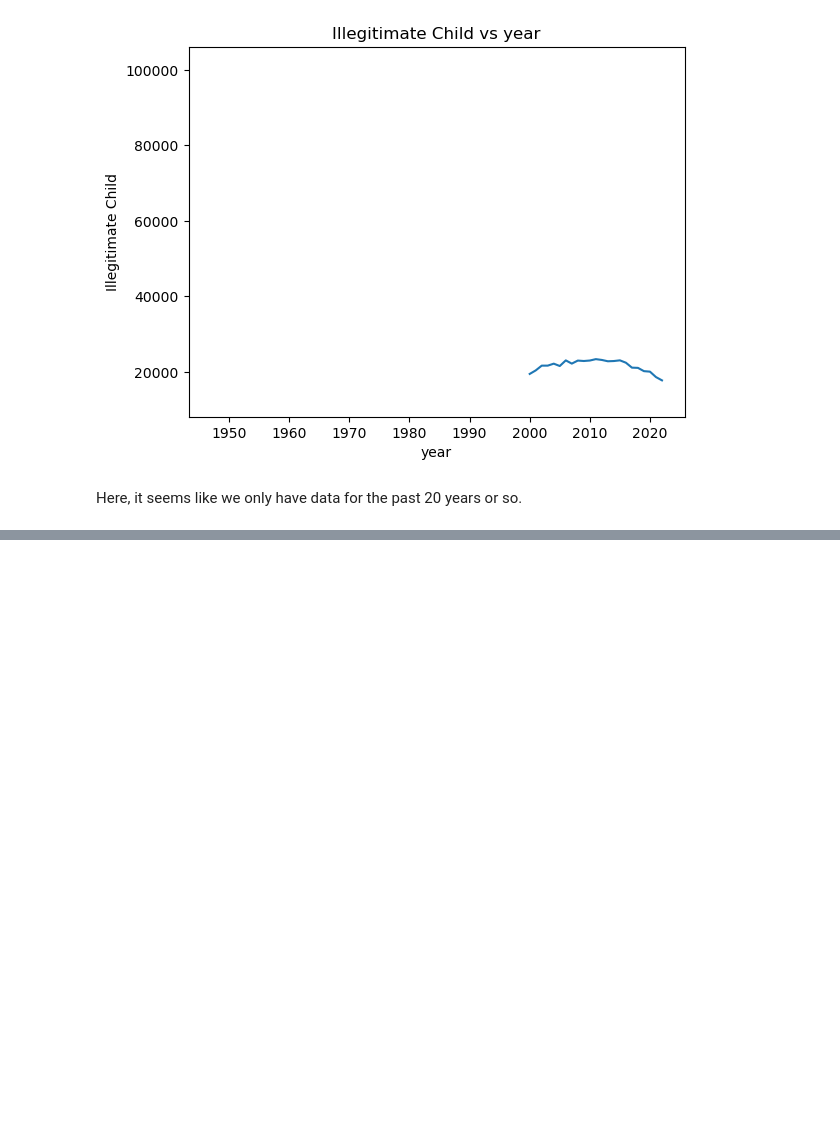
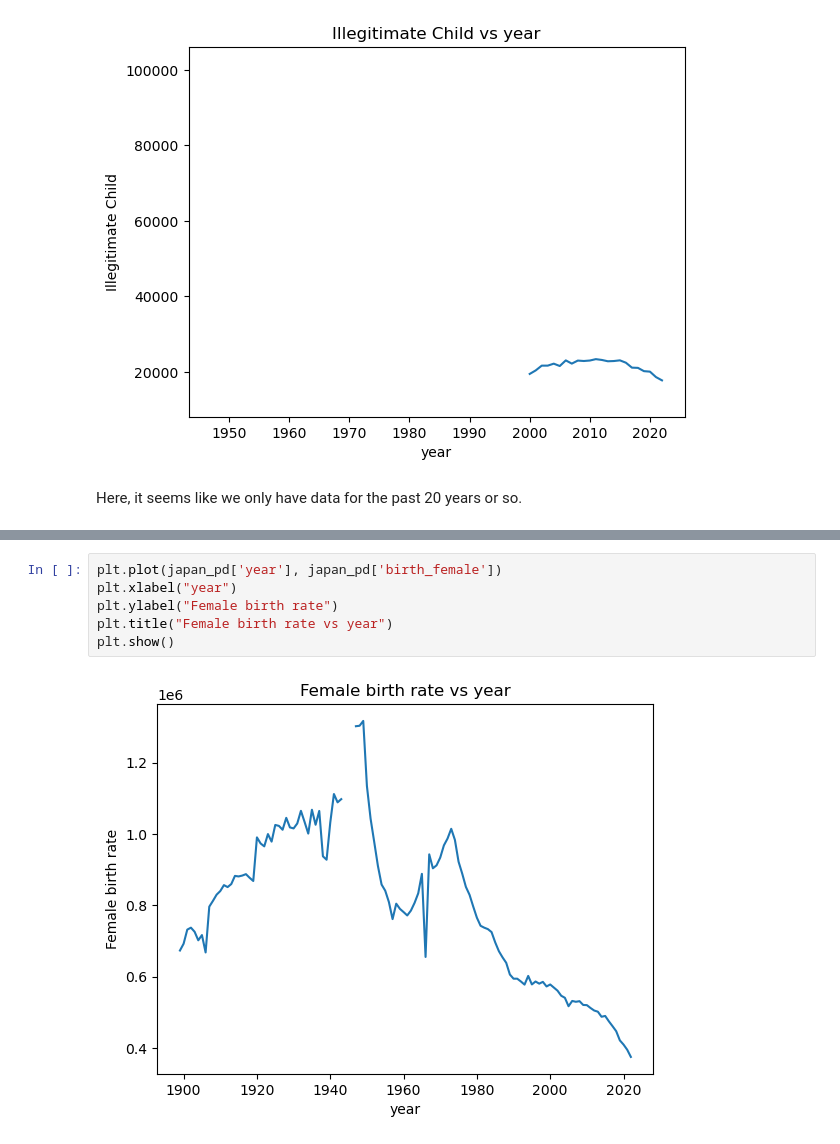
Before and after one commit to schr0841/project-1-group-7, a Jupyter notebook: project1group7.ipynb, the cells around one changed output, grey strips where cells are left out. Cells and saved outputs as stored; diff of their text form; blank space fills up the shorter version.

```diff
--- a/project1group7.ipynb
+++ b/project1group7.ipynb
@@ -84,0 +95,8 @@ Here, it seems like we only have data for the past 20 years or so.
+# %%
+plt.plot(japan_pd['year'], japan_pd['birth_female'])
+plt.xlabel("year")
+plt.ylabel("Female birth rate")
+plt.title("Female birth rate vs year")
+plt.show()
+# %% [output]
+[figure, added]
```
Also changed, not shown: parts of 3 cells of this notebook.
